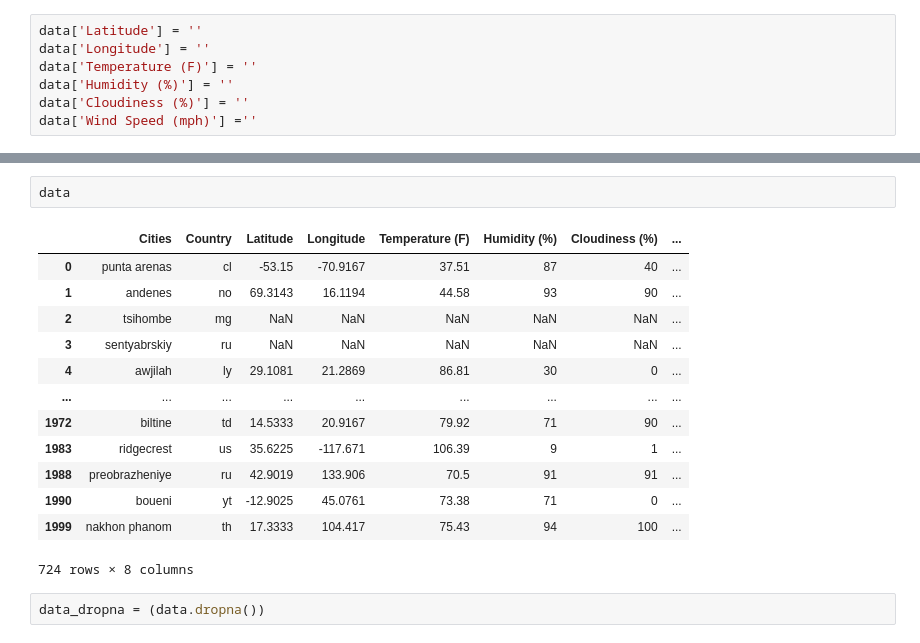
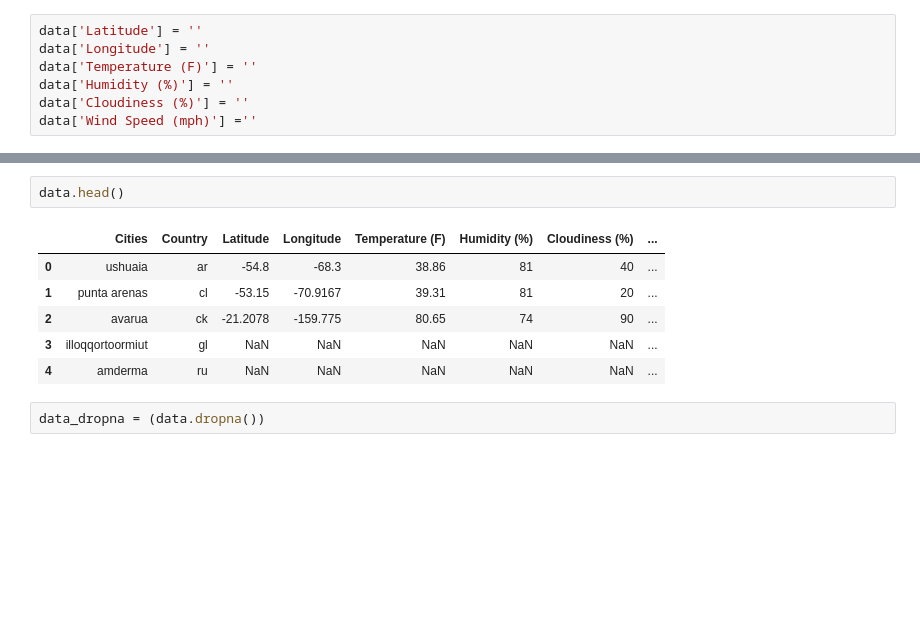
Before and after one commit to 5t4david/python-api-challenge, a Jupyter notebook: WeatherPY/WeatherPY.ipynb, the cells around one changed output, grey strips where cells are left out. Cells and saved outputs as stored; diff of their text form; blank space fills up the shorter version.

```diff
--- a/WeatherPY/WeatherPY.ipynb
+++ b/WeatherPY/WeatherPY.ipynb
@@ -99,19 +100,12 @@ http://api.openweathermap.org/data/2.5/weather?q=nakhon phanom,th&units=imperial
 # %%
-data
+data.head()
 # %% [output]
 |  | Cities | Country | Latitude | Longitude | Temperature (F) | Humidity (%) | Cloudiness (%) | ... |
-| 0 | punta arenas | cl | -53.15 | -70.9167 | 37.51 | 87 | 40 | ... |
-| 1 | andenes | no | 69.3143 | 16.1194 | 44.58 | 93 | 90 | ... |
-| 2 | tsihombe | mg | NaN | NaN | NaN | NaN | NaN | ... |
-| 3 | sentyabrskiy | ru | NaN | NaN | NaN | NaN | NaN | ... |
-| 4 | awjilah | ly | 29.1081 | 21.2869 | 86.81 | 30 | 0 | ... |
-| ... | ... | ... | ... | ... | ... | ... | ... | ... |
-| 1972 | biltine | td | 14.5333 | 20.9167 | 79.92 | 71 | 90 | ... |
-| 1983 | ridgecrest | us | 35.6225 | -117.671 | 106.39 | 9 | 1 | ... |
-| 1988 | preobrazheniye | ru | 42.9019 | 133.906 | 70.5 | 91 | 91 | ... |
-| 1990 | boueni | yt | -12.9025 | 45.0761 | 73.38 | 71 | 0 | ... |
-| 1999 | nakhon phanom | th | 17.3333 | 104.417 | 75.43 | 94 | 100 | ... |
+| 0 | ushuaia | ar | -54.8 | -68.3 | 38.86 | 81 | 40 | ... |
+| 1 | punta arenas | cl | -53.15 | -70.9167 | 39.31 | 81 | 20 | ... |
+| 2 | avarua | ck | -21.2078 | -159.775 | 80.65 | 74 | 90 | ... |
+| 3 | illoqqortoormiut | gl | NaN | NaN | NaN | NaN | NaN | ... |
+| 4 | amderma | ru | NaN | NaN | NaN | NaN | NaN | ... |
-724 rows × 8 columns
 # %%
 data_dropna = (data.dropna())
 # %%
```
Also changed, not shown: parts of 20 cells of this notebook.
